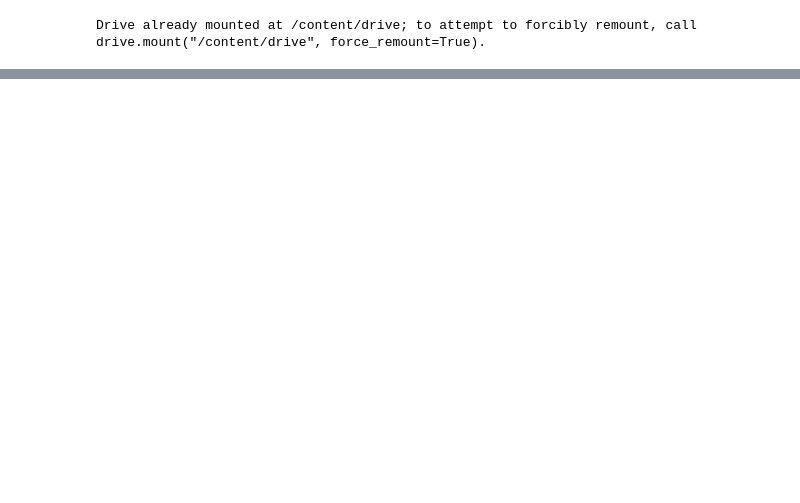
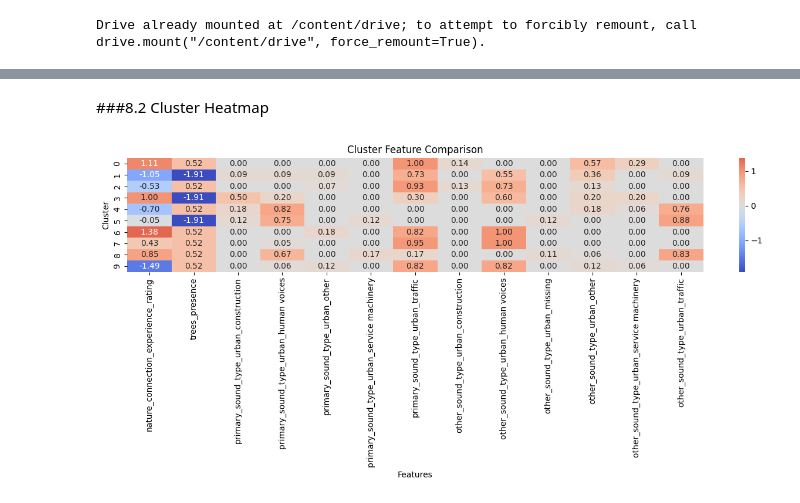
Before and after one commit to irfanefedonmez/ml-campus_data_project-colab, a Jupyter notebook: project1.ipynb, the cells around one changed output, grey strips where cells are left out. Drawn from its saved outputs; the diff is of its cells as text; code cells hidden in the pictures; blank space fills up the shorter version.

```diff
--- a/project1.ipynb
+++ b/project1.ipynb
@@ -587,0 +584,16 @@ Features included : ['nature_connection_experience_rating', 'trees_presence', 'p
+# %%
+# Run K-Means using the selected number of clusters.
+kmeans = KMeans(n_clusters=best_k, random_state=42, n_init=10)
+
+cluster_labels = kmeans.fit_predict(df_clustering)
+
+# Add the cluster labels to a copy of the original prepared dataset.
+df_results = df.copy()
+df_results['cluster'] = cluster_labels
+
+# Check how many observations are in each cluster.
+print('Number of observations in each cluster:')
+print(df_results['cluster'].value_counts().sort_index())
+
+# Display the first 10 observations with their cluster labels.
+display(df_results.head(10))
@@ -587,0 +671,29 @@ Features included : ['nature_connection_experience_rating', 'trees_presence', 'p
+# %% [markdown]
+###8.2 Cluster Heatmap
+# %%
+import seaborn as sns
+
+# Use scaled feature values to compare the cluster profiles.
+scaled_results = df_clustering.copy()
+scaled_results['cluster'] = cluster_labels
+
+scaled_summary = scaled_results.groupby('cluster').mean()
+
+# Create a heatmap to compare the clusters.
+plt.figure(figsize=(13, 6))
+
+sns.heatmap(
+    scaled_summary,
+    annot=True,
+    cmap='coolwarm',
+    center=0,
+    fmt='.2f'
+)
+
+plt.title('Cluster Feature Comparison')
+plt.xlabel('Features')
+plt.ylabel('Cluster')
+plt.tight_layout()
+plt.show()
+# %% [output]
+[figure, added]
```
Also changed, not shown: parts of 71 cells of this notebook.
